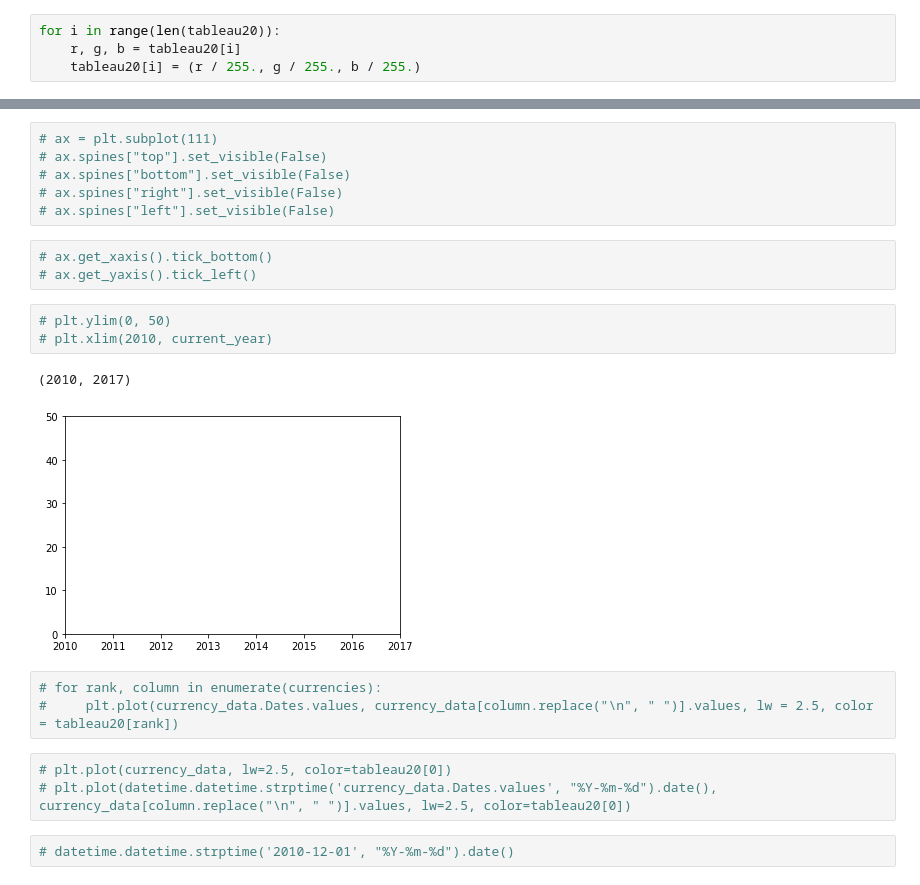
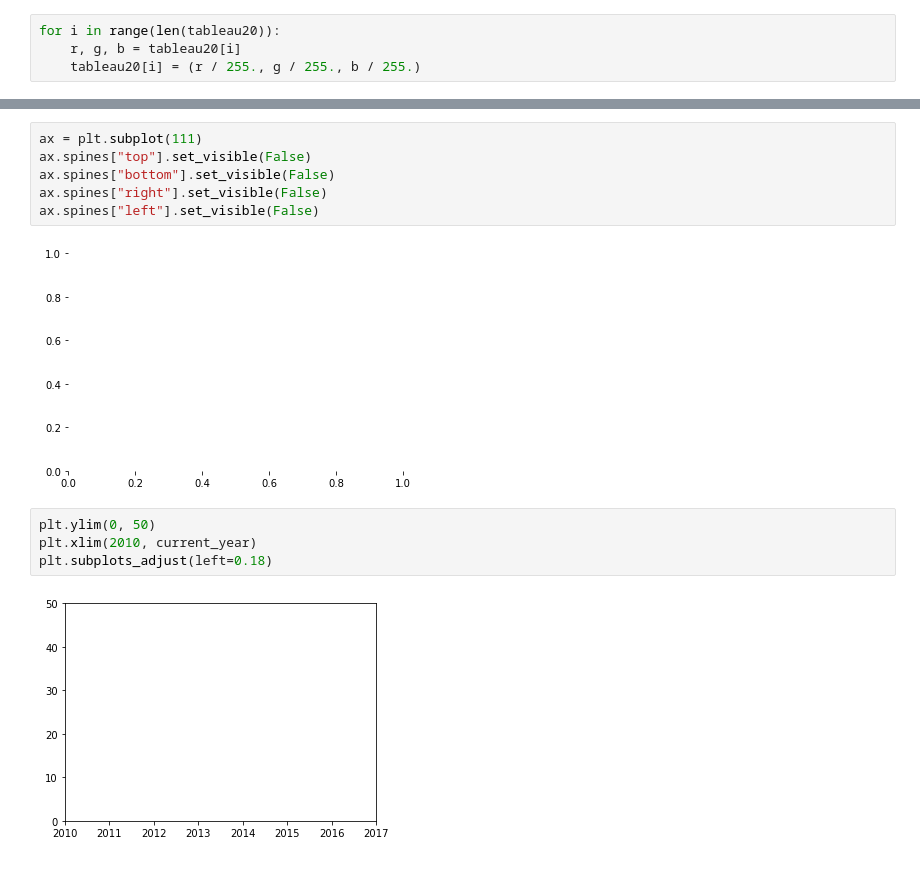
Before and after one commit to kamranazmat/UCD-Data-Science-in-Python, a Jupyter notebook: Assignment 1/16204691_assignment1.ipynb, the cells around one changed output, grey strips where cells are left out. Saved outputs shown, nothing was run; the diff lists cells and outputs as text.

Commit message:
plot graph

```diff
--- a/Assignment 1/16204691_assignment1.ipynb
+++ b/Assignment 1/16204691_assignment1.ipynb
@@ -154,23 +110,14 @@ plt.figure(figsize=(12, 14))
 # %%
-# ax = plt.subplot(111)
-# ax.spines["top"].set_visible(False)
-# ax.spines["bottom"].set_visible(False)
-# ax.spines["right"].set_visible(False)
-# ax.spines["left"].set_visible(False)
+ax = plt.subplot(111)
+ax.spines["top"].set_visible(False)
+ax.spines["bottom"].set_visible(False)
+ax.spines["right"].set_visible(False)
+ax.spines["left"].set_visible(False)
+# %% [output]
+[figure, added]
-# %%
-# ax.get_xaxis().tick_bottom()
-# ax.get_yaxis().tick_left()
 # %%
-# plt.ylim(0, 50)
-# plt.xlim(2010, current_year)
+plt.ylim(0, 50)
+plt.xlim(2010, current_year)
+plt.subplots_adjust(left=0.18)
 # %% [output]
-(2010, 2017)
-[figure, old version]
+[figure, new version]
-# %%
-# for rank, column in enumerate(currencies):
-#     plt.plot(currency_data.Dates.values, currency_data[column.replace("\n", " ")].values, lw = 2.5, color = tableau20[rank])
-# %%
-# plt.plot(currency_data, lw=2.5, color=tableau20[0])
-# plt.plot(datetime.datetime.strptime('currency_data.Dates.values', "%Y-%m-%d").date(), currency_data[column.replace("\n", " ")].values, lw=2.5, color=tableau20[0])
-# %%
-# datetime.datetime.strptime('2010-12-01', "%Y-%m-%d").date()
```
Also changed, not shown: parts of 11 cells of this notebook.
